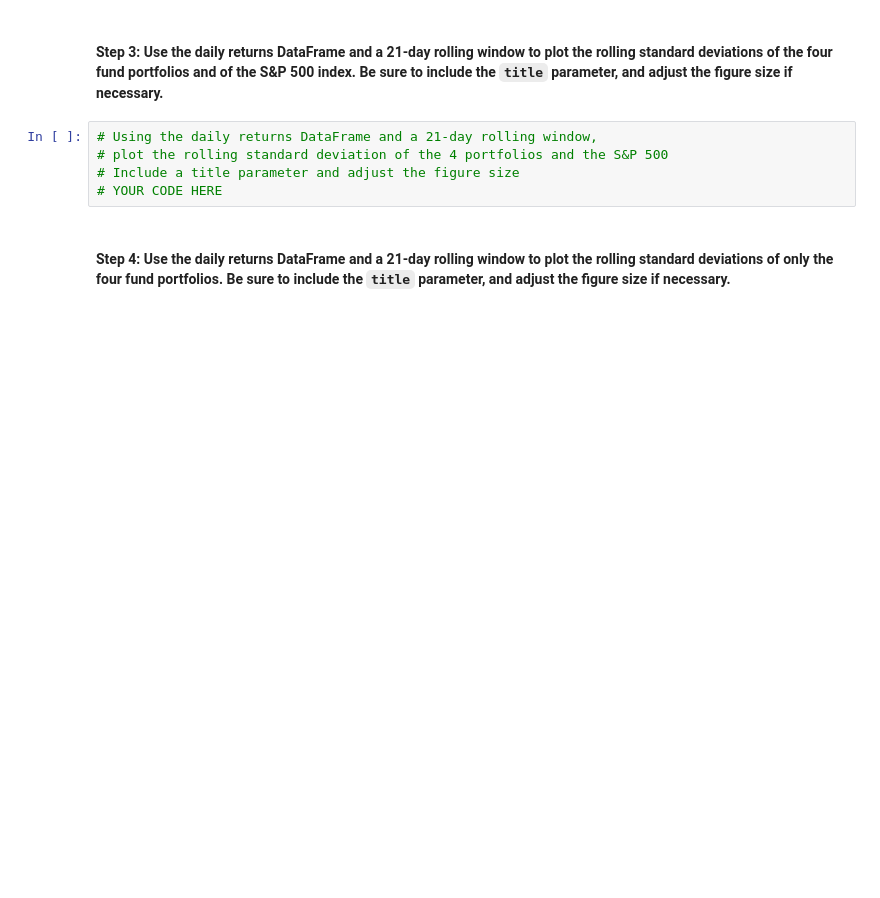
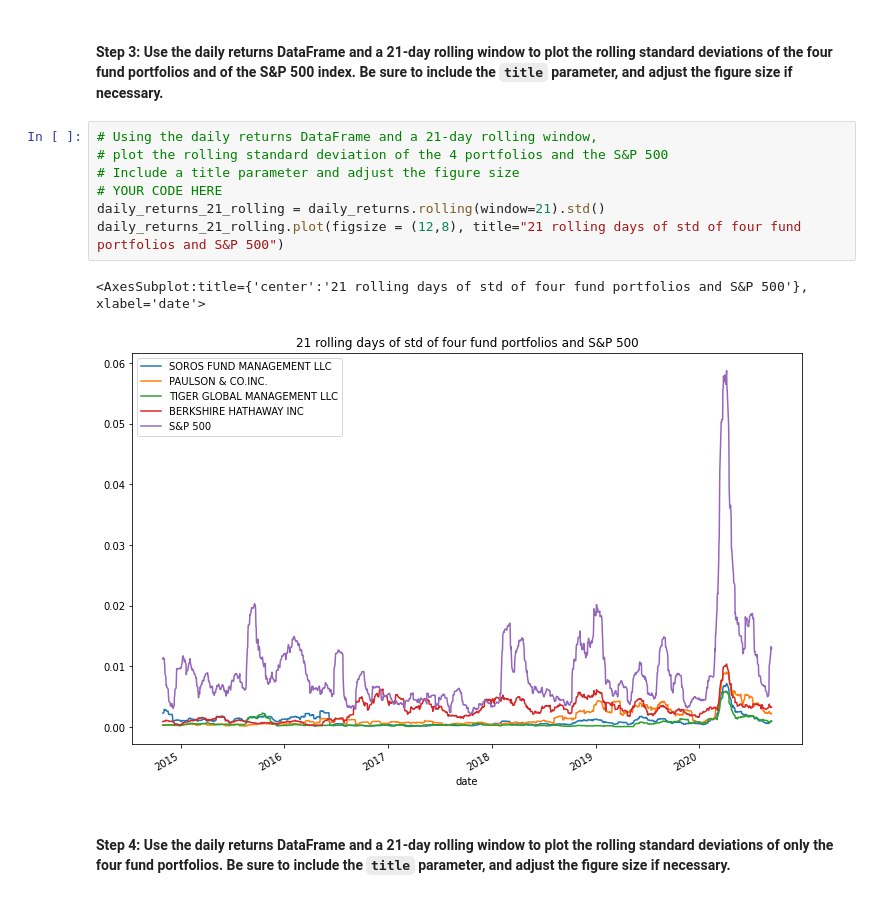
Before and after one commit to sungmoo89/Analyzing-Portfolio, a Jupyter notebook: risk_return_analysis.ipynb, the cells around one changed output. Saved outputs shown, nothing was run; the diff lists cells and outputs as text; blank space fills up the shorter version.

```diff
--- a/risk_return_analysis.ipynb
+++ b/risk_return_analysis.ipynb
@@ -270,8 +290,13 @@ Evaluate the risk profile of each portfolio by using the standard deviation and
 # %%
 # Using the daily returns DataFrame and a 21-day rolling window,
 # plot the rolling standard deviation of the 4 portfolios and the S&P 500
 # Include a title parameter and adjust the figure size
 # YOUR CODE HERE
+daily_returns_21_rolling = daily_returns.rolling(window=21).std()
+daily_returns_21_rolling.plot(figsize = (12,8), title="21 rolling days of std of four fund portfolios and S&P 500")
+# %% [output]
+<AxesSubplot:title={'center':'21 rolling days of std of four fund portfolios and S&P 500'}, xlabel='date'>
+[figure, added]
 # %% [markdown]
 #### Step 4: Use the daily returns DataFrame and a 21-day rolling window to plot the rolling standard deviations of only the four fund portfolios. Be sure to include the `title` parameter, and adjust the figure size if necessary.
 # %%
```
Also changed, not shown: parts of 21 cells of this notebook.
